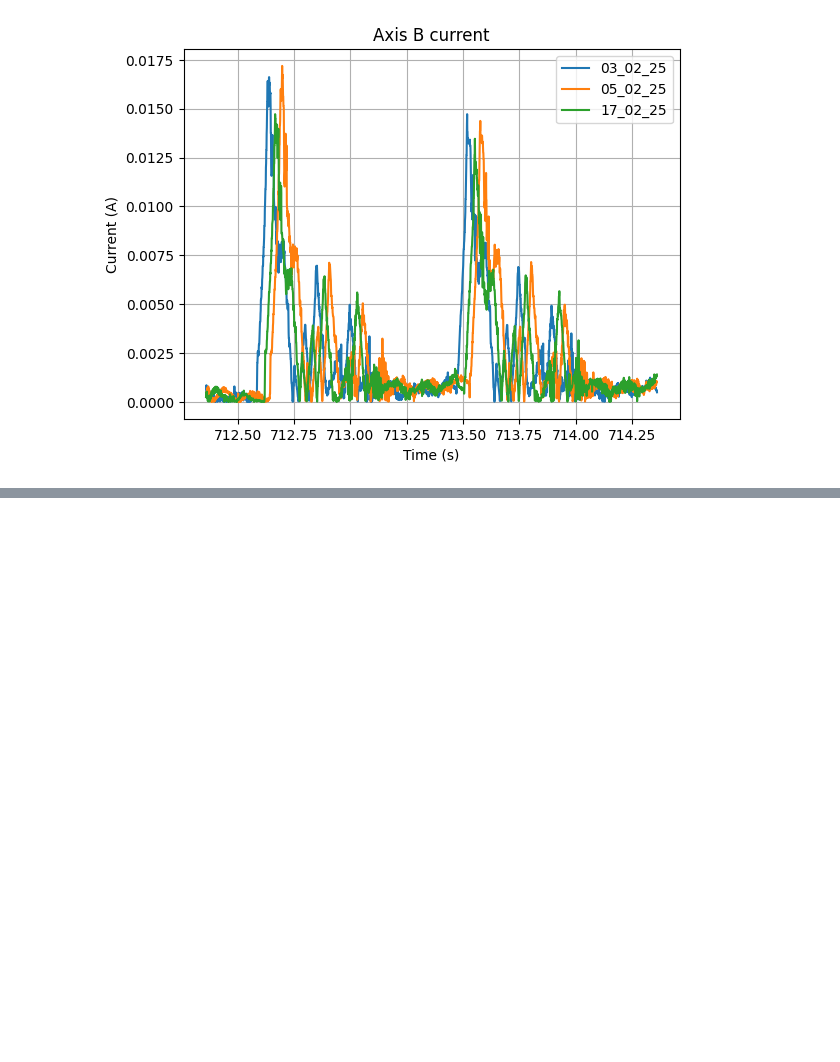
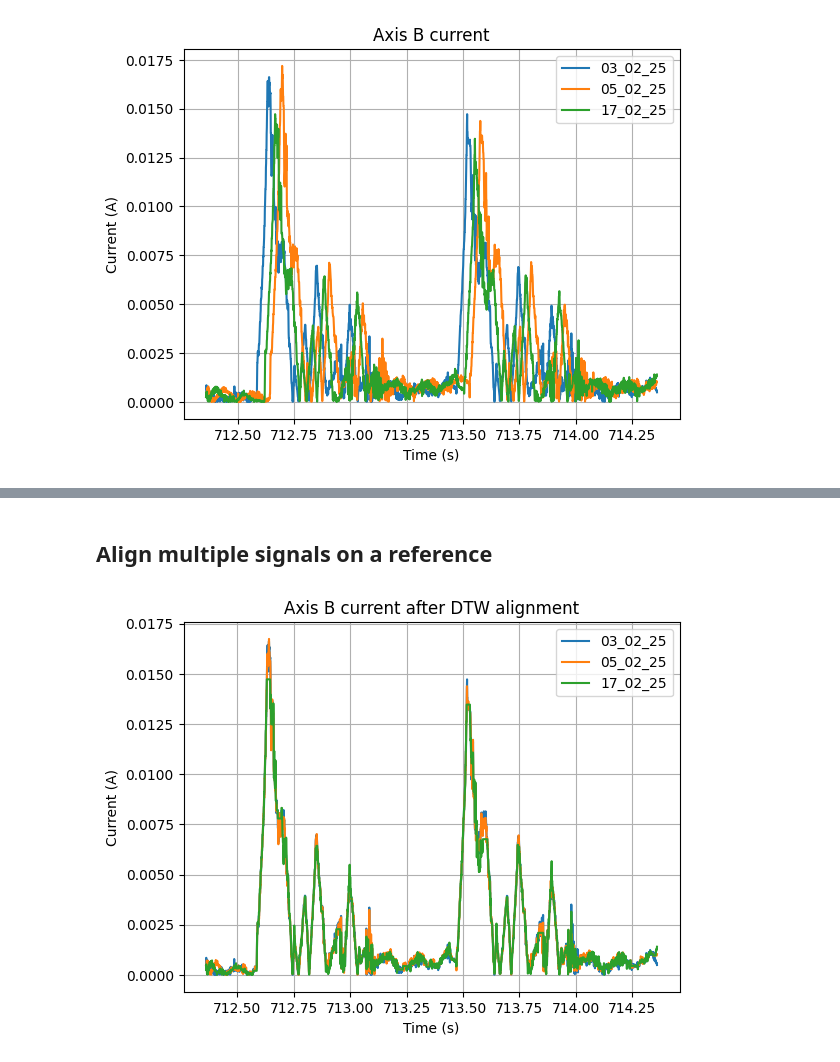
Before and after one commit to opatiny/predictiveMaintenance, a Jupyter notebook: src/notebooks/alignSignals.ipynb, the cells around one changed output, grey strips where cells are left out. Cells and saved outputs as stored; diff of their text form; code cells hidden in the pictures; blank space fills up the shorter version.

```diff
--- a/src/notebooks/alignSignals.ipynb
+++ b/src/notebooks/alignSignals.ipynb
@@ -143,0 +163,23 @@ plt.grid()
+# %% [markdown]
+## Align multiple signals on a reference
+# %%
+reference = cutSignals[0]
+queries = cutSignals[1:]
+
+alignedSignals = [reference]
+for query in queries:
+    alignment = dtw(reference, query, step_pattern="asymmetric")
+    alignedSignals.append(query[alignment.index2])
+
+# plot aligned signals
+plt.figure()
+# plot all signals in one plot
+for i in range(len(alignedSignals)):
+    plt.plot(cutTimes[0],alignedSignals[i], label=dates[i])
+plt.legend()
+plt.title('Axis B current after DTW alignment')
+plt.xlabel('Time (s)')
+plt.ylabel('Current (A)')
+plt.grid()
+# %% [output]
+[figure, added]
```
Also changed, not shown: parts of 2 cells of this notebook.
